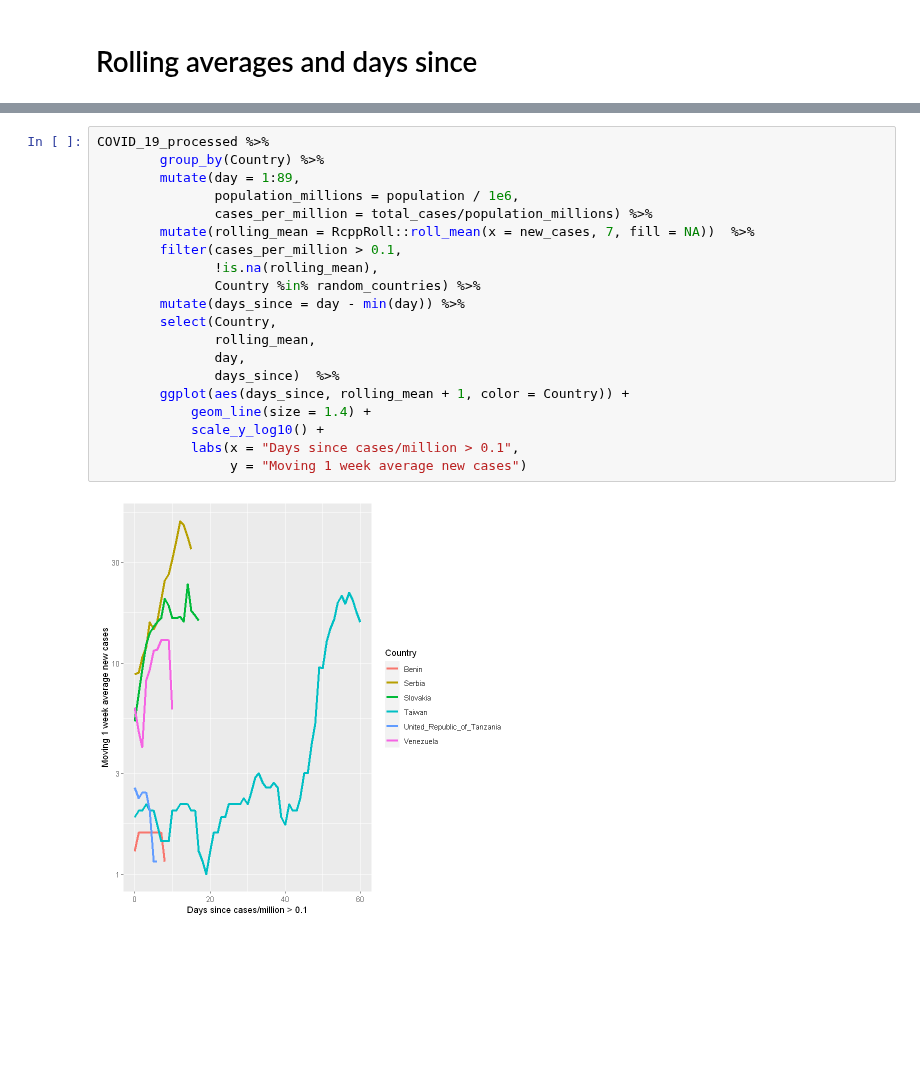
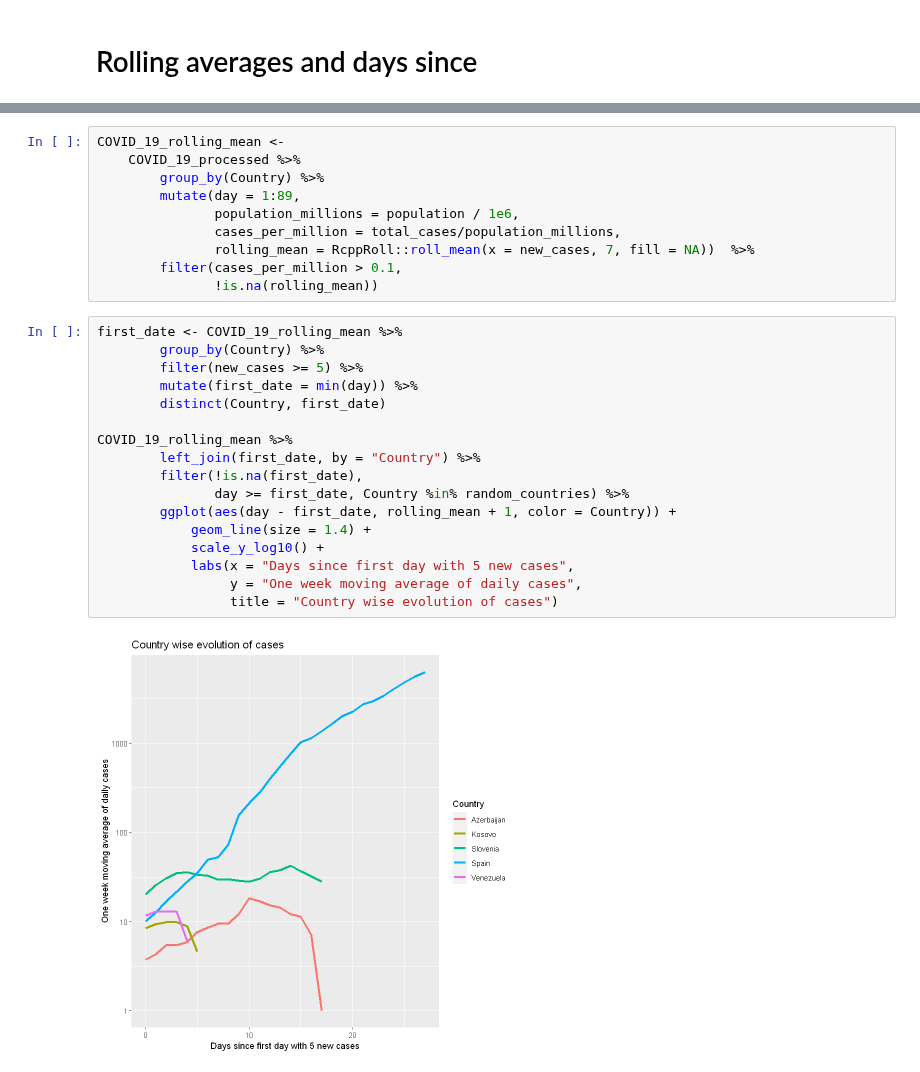
Before and after one commit to notblank/Curso-Stat-Public, a Jupyter notebook: Cursos/Temas Extra/Covid.ipynb, the cells around one changed output, grey strips where cells are left out. Cells and saved outputs as stored; diff of their text form; blank space fills up the shorter version.

Commit message:
plots from owid

```diff
--- a/Cursos/Temas Extra/Covid.ipynb
+++ b/Cursos/Temas Extra/Covid.ipynb
@@ -328,22 +328,29 @@ COVID_19_processed %>%
 # %%
-COVID_19_processed %>%
+COVID_19_rolling_mean <-
+    COVID_19_processed %>%
         group_by(Country) %>%
         mutate(day = 1:89,
                population_millions = population / 1e6,
-               cases_per_million = total_cases/population_millions) %>%
-        mutate(rolling_mean = RcppRoll::roll_mean(x = new_cases, 7, fill = NA))  %>%
+               cases_per_million = total_cases/population_millions,
+               rolling_mean = RcppRoll::roll_mean(x = new_cases, 7, fill = NA))  %>%
         filter(cases_per_million > 0.1,
-               !is.na(rolling_mean),
-               Country %in% random_countries) %>%
-        mutate(days_since = day - min(day)) %>%
-        select(Country,
-               rolling_mean,
-               day,
-               days_since)  %>%
-        ggplot(aes(days_since, rolling_mean + 1, color = Country)) +
-            geom_line(size = 1.4) +
-            scale_y_log10() +
-            labs(x = "Days since cases/million > 0.1",
-                 y = "Moving 1 week average new cases")
+               !is.na(rolling_mean))
-# %% [output]
-[figure, removed]
+# %%
+first_date <- COVID_19_rolling_mean %>%
+        group_by(Country) %>%
+        filter(new_cases >= 5) %>%
+        mutate(first_date = min(day)) %>%
+        distinct(Country, first_date)
+
+COVID_19_rolling_mean %>%
+        left_join(first_date, by = "Country") %>%
+        filter(!is.na(first_date),
+               day >= first_date, Country %in% random_countries) %>%
+        ggplot(aes(day - first_date, rolling_mean + 1, color = Country)) +
+            geom_line(size = 1.4) +
+            scale_y_log10() +
+            labs(x = "Days since first day with 5 new cases",
+                 y = "One week moving average of daily cases",
+                 title = "Country wise evolution of cases")
+# %% [output]
+[figure, added]
```
Also changed, not shown: parts of 5 cells of this notebook, 1 other file.
